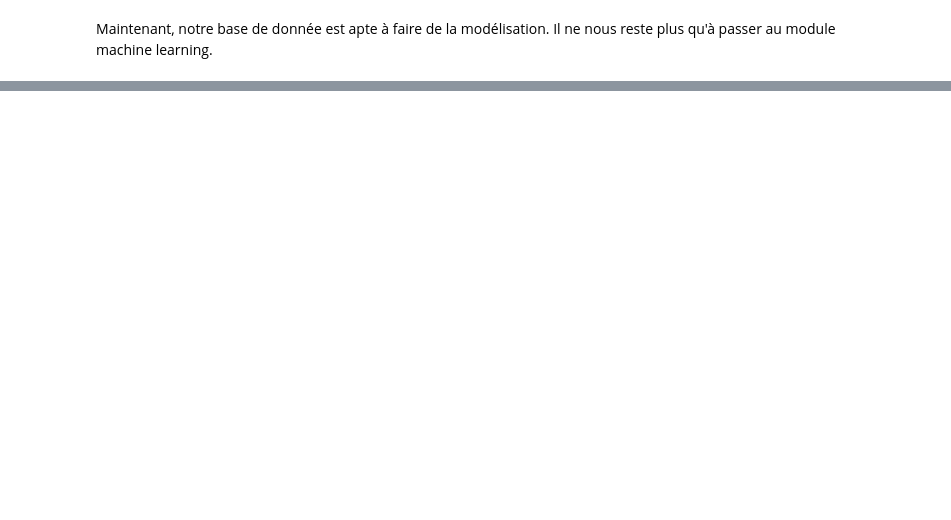
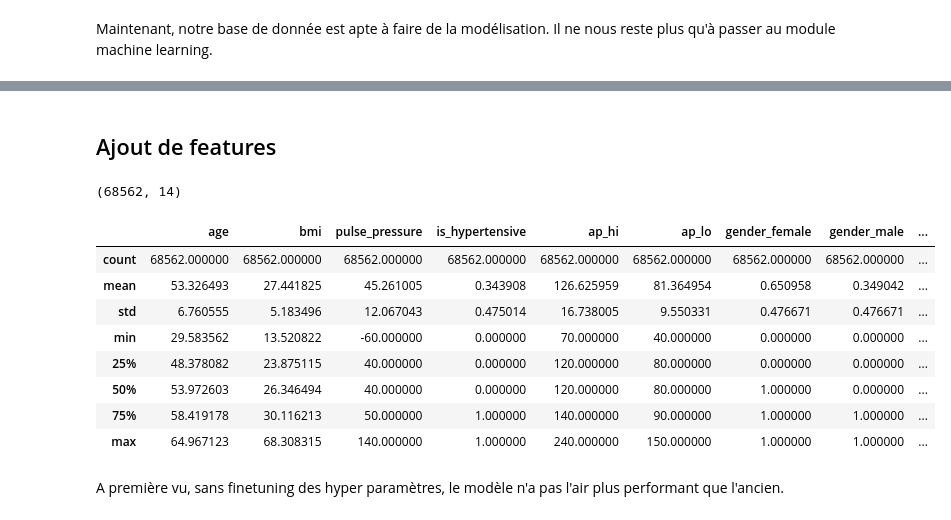
Before and after one commit to sulivan-moreau/cardio-vasc-risks, a Jupyter notebook: preprocessing.ipynb, the cells around one changed output, grey strips where cells are left out. Saved outputs shown, nothing was run; the diff lists cells and outputs as text; code cells hidden in the pictures; blank space fills up the shorter version.

```diff
--- a/preprocessing.ipynb
+++ b/preprocessing.ipynb
@@ -109,0 +95,30 @@ X.to_csv('cardio_regression.csv', index=False)
+# %% [markdown]
+## Ajout de features
+# %%
+df['age'] = df['age'] / 365
+df['bmi'] = df['weight'] / ((df['height'] / 100) ** 2)
+df['pulse_pressure'] = df['ap_hi'] - df['ap_lo']
+df['is_hypertensive'] = ((df['ap_hi'] >= 140) | (df['ap_lo'] >= 90)).astype(int)
+
+X_new_features = pd.concat([
+    df[['age', 'bmi', 'pulse_pressure', 'is_hypertensive']].reset_index(drop=True),
+    df[['ap_hi', 'ap_lo']],
+    X_gender.reset_index(drop=True),
+    df[['active']].reset_index(drop=True),
+    X_cat,  # déjà reset_index(drop=True)
+    df[['cardio']].reset_index(drop=True)
+], axis=1)
+
+print(X_new_features.shape)
+X_new_features.describe()
+# %% [output]
+(68562, 14)
+|  | age | bmi | pulse_pressure | is_hypertensive | ap_hi | ap_lo | gender_female | gender_male | ... |
+| count | 68562.000000 | 68562.000000 | 68562.000000 | 68562.000000 | 68562.000000 | 68562.000000 | 68562.000000 | 68562.000000 | ... |
+| mean | 53.326493 | 27.441825 | 45.261005 | 0.343908 | 126.625959 | 81.364954 | 0.650958 | 0.349042 | ... |
+| std | 6.760555 | 5.183496 | 12.067043 | 0.475014 | 16.738005 | 9.550331 | 0.476671 | 0.476671 | ... |
+| min | 29.583562 | 13.520822 | -60.000000 | 0.000000 | 70.000000 | 40.000000 | 0.000000 | 0.000000 | ... |
+| 25% | 48.378082 | 23.875115 | 40.000000 | 0.000000 | 120.000000 | 80.000000 | 0.000000 | 0.000000 | ... |
+| 50% | 53.972603 | 26.346494 | 40.000000 | 0.000000 | 120.000000 | 80.000000 | 1.000000 | 0.000000 | ... |
+| 75% | 58.419178 | 30.116213 | 50.000000 | 1.000000 | 140.000000 | 90.000000 | 1.000000 | 1.000000 | ... |
+| max | 64.967123 | 68.308315 | 140.000000 | 1.000000 | 240.000000 | 150.000000 | 1.000000 | 1.000000 | ... |
@@ -109,0 +127,2 @@ X.to_csv('cardio_regression.csv', index=False)
+# %% [markdown]
+A première vu, sans finetuning des hyper paramètres, le modèle n'a pas l'air plus performant que l'ancien.
```
Also changed, not shown: parts of 7 cells of this notebook, 6 other files.
